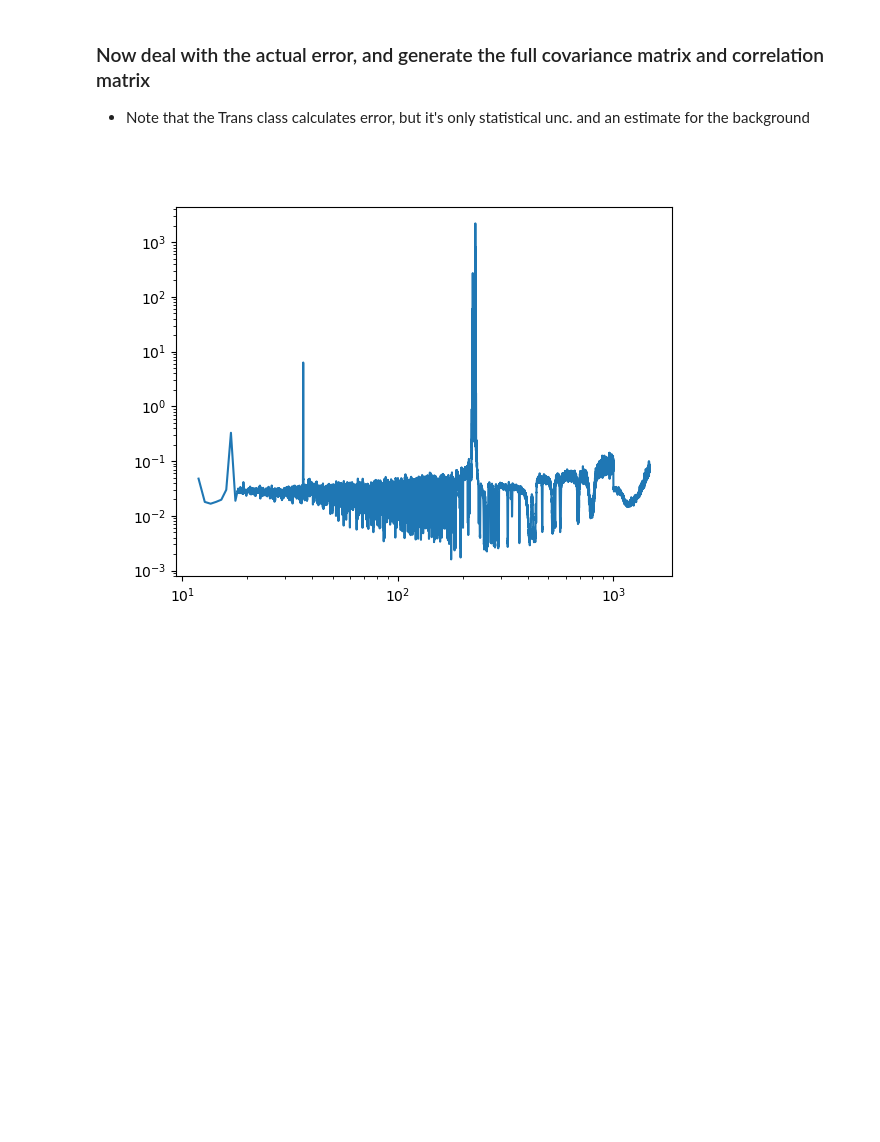
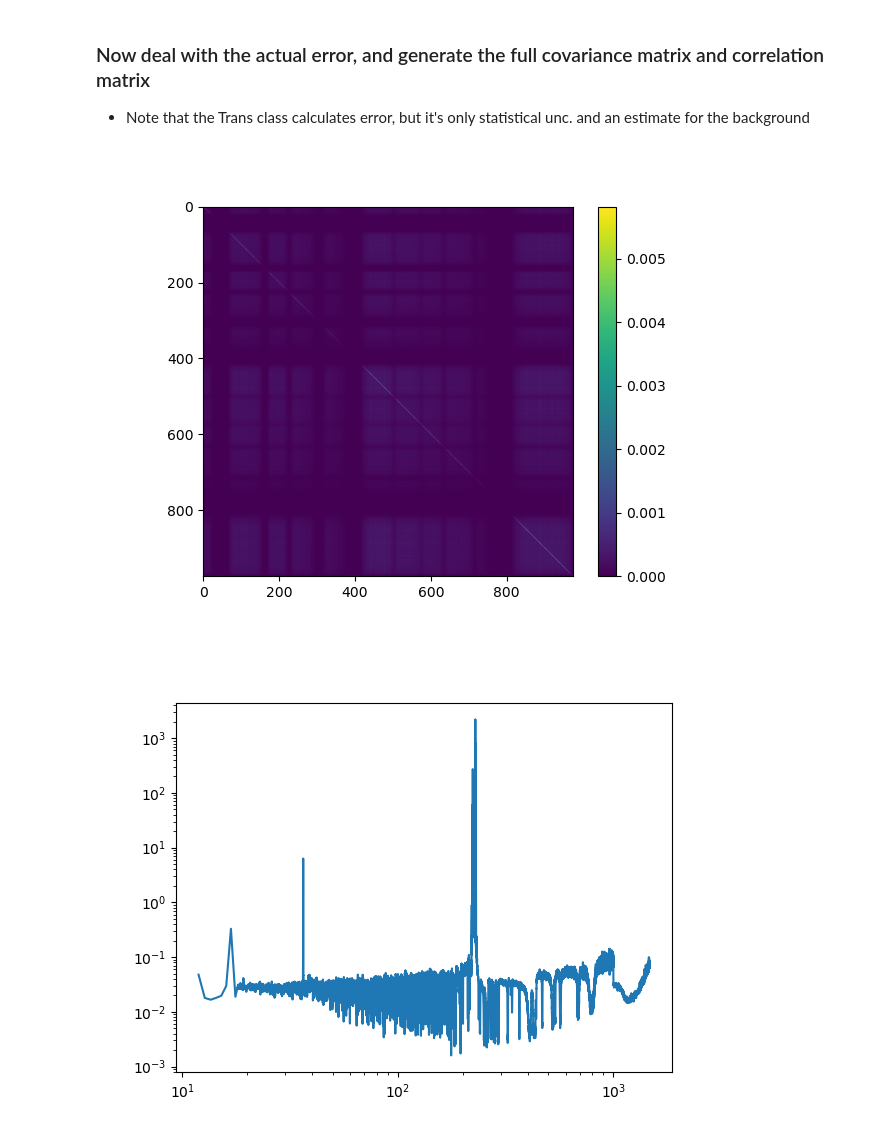
Before and after one commit to Naww137/Syndat, a Jupyter notebook: synthetic_data/Ta181/JB_sol/produce-trans-walton_JBSol.ipynb, the cells around one changed output. Cells and saved outputs as stored; diff of their text form; code cells hidden in the pictures; blank space fills up the shorter version.

```diff
--- a/synthetic_data/Ta181/JB_sol/produce-trans-walton_JBSol.ipynb
+++ b/synthetic_data/Ta181/JB_sol/produce-trans-walton_JBSol.ipynb
@@ -274,6 +276,24 @@ cy = stat+syst
 # # sandwich rule, matrix algebra to get outgoing covariance
 # # (@ symbol is matrix dot product)
 # cy = sys_der.T@cx@sys_der
+# %%
+itof_min = np.argwhere(np.array(trans1.open_data.tof)>175)[0][0]
+itof_max = np.argwhere(np.array(trans1.open_data.tof)<200)[-1][0]
+
+cov_oI = cy[itof_min:itof_max, itof_min:itof_max]
+
+cov_oI
+# itof_max
+
+corr = nuc.cov_to_corr(cov_oI)
+
+figure()
+imshow(cov_oI)
+colorbar()
+
+np.save('../JB_sol/sol_cov.npy', cy)
+# %% [output]
+[figure, added]
 # %%
 
 # figure()
```
Also changed, not shown: parts of 2 cells of this notebook, 2 other files.
